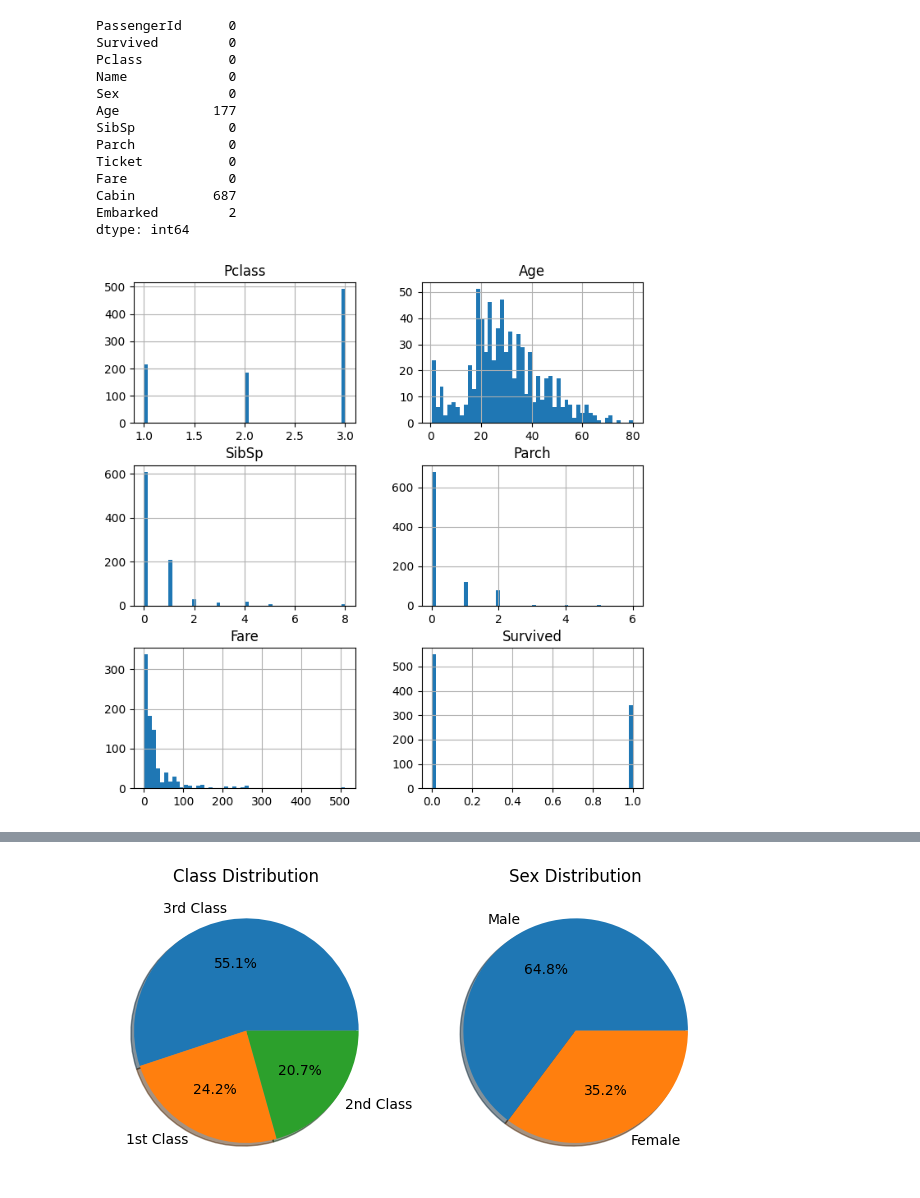
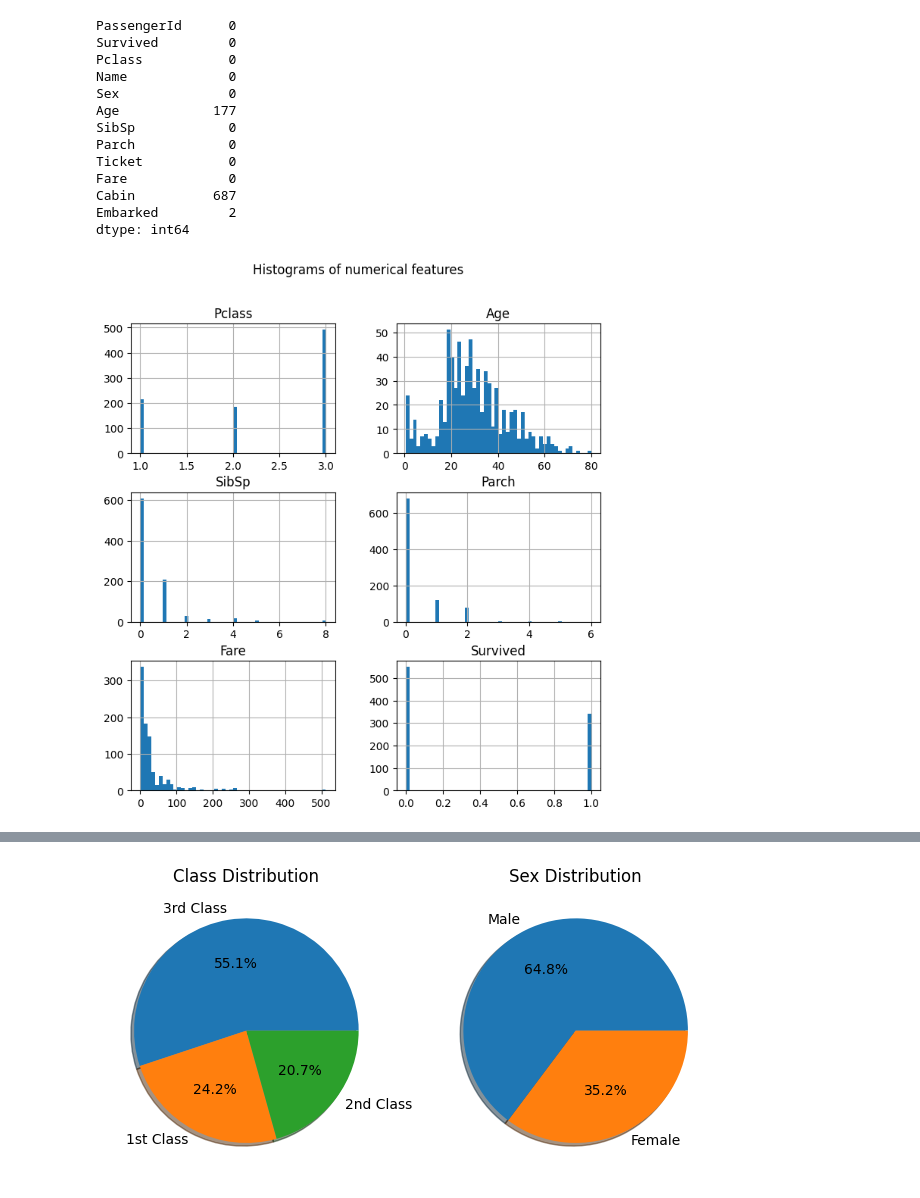
Before and after one commit to pkdc/titanic-survival-prediction, a Jupyter notebook: notebook/titanic.ipynb, the cells around one changed output, grey strips where cells are left out. Saved outputs shown, nothing was run; the diff lists cells and outputs as text; code cells hidden in the pictures.

Commit message:
adding titles to plots

```diff
--- a/notebook/titanic.ipynb
+++ b/notebook/titanic.ipynb
@@ -86,10 +86,11 @@ dtype: int64
 # %%
 hist_data = train_data[['Pclass', 'Age', 'Sex', 'SibSp', 'Parch', 'Fare', 'Survived']]
 hist_data.hist(bins=50, figsize=(8,8))
+plt.suptitle('Histograms of numerical features')
 
 plt.savefig('../figures/histograms.jpeg')
 # %% [output]
-[figure, old version]
+[figure, new version]
 # %%
 boxplot_data = train_data[['Pclass', 'Age', 'Sex', 'SibSp', 'Parch', 'Fare', 'Embarked', 'Survived']]
 boxplot_data.boxplot(figsize=(8,8))
```
Also changed, not shown: parts of 12 cells of this notebook, 4 other files.
